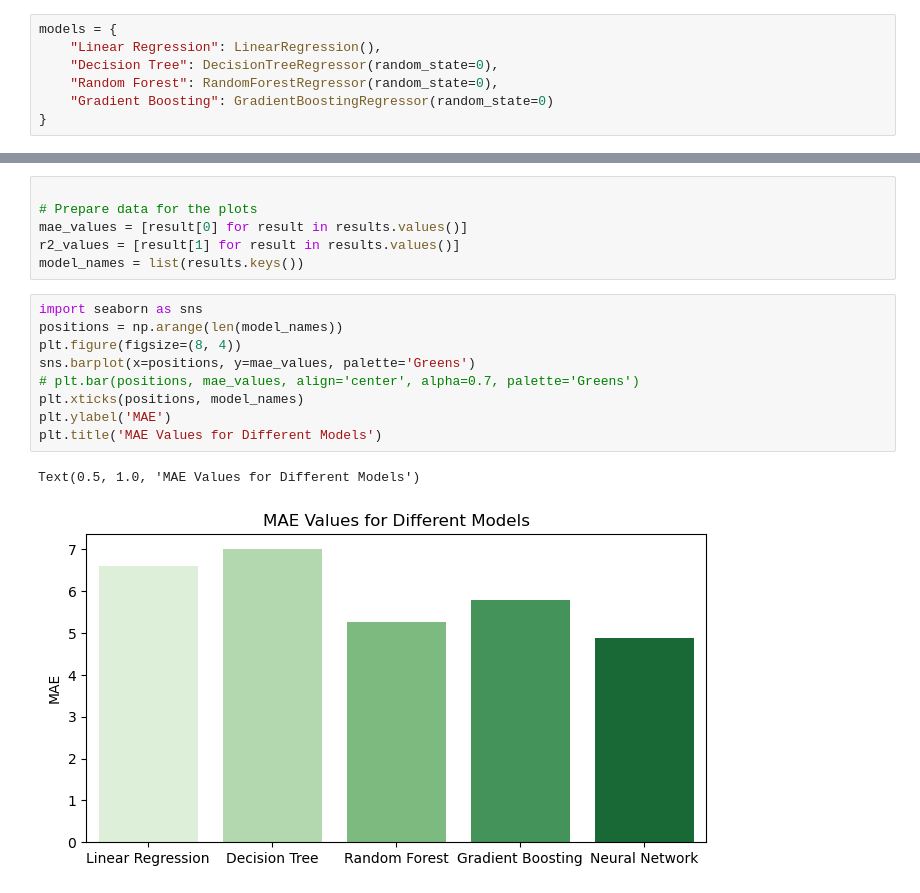
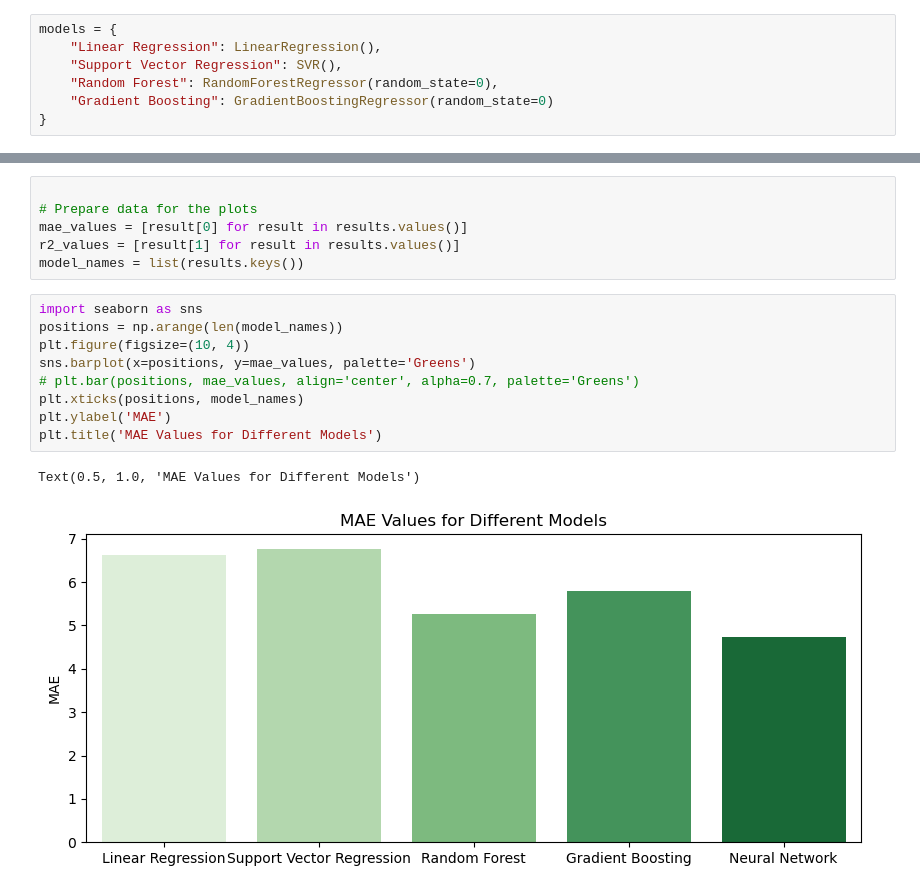
Before and after one commit to AnalyzeVisualize/Parkinson-s-Disease-Detection-w-ML, a Jupyter notebook: parkinsons_prediction.ipynb, the cells around one changed output, grey strips where cells are left out. Saved outputs shown, nothing was run; the diff lists cells and outputs as text.

```diff
--- a/parkinsons_prediction.ipynb
+++ b/parkinsons_prediction.ipynb
@@ -63,7 +64,7 @@ from sklearn.metrics import mean_absolute_error
 # %%
 models = {
     "Linear Regression": LinearRegression(),
-    "Decision Tree": DecisionTreeRegressor(random_state=0),
+    "Support Vector Regression": SVR(),
     "Random Forest": RandomForestRegressor(random_state=0),
     "Gradient Boosting": GradientBoostingRegressor(random_state=0)
 }
@@ -179,13 +180,13 @@ model_names = list(results.keys())
 # %%
 import seaborn as sns
 positions = np.arange(len(model_names))
-plt.figure(figsize=(8, 4))
+plt.figure(figsize=(10, 4))
 sns.barplot(x=positions, y=mae_values, palette='Greens')
 # plt.bar(positions, mae_values, align='center', alpha=0.7, palette='Greens')
 plt.xticks(positions, model_names)
 plt.ylabel('MAE')
 plt.title('MAE Values for Different Models')
 # %% [output]
 Text(0.5, 1.0, 'MAE Values for Different Models')
-[figure, old version]
+[figure, new version]
 # %%
```
Also changed, not shown: parts of 8 cells of this notebook, 3 other files.
